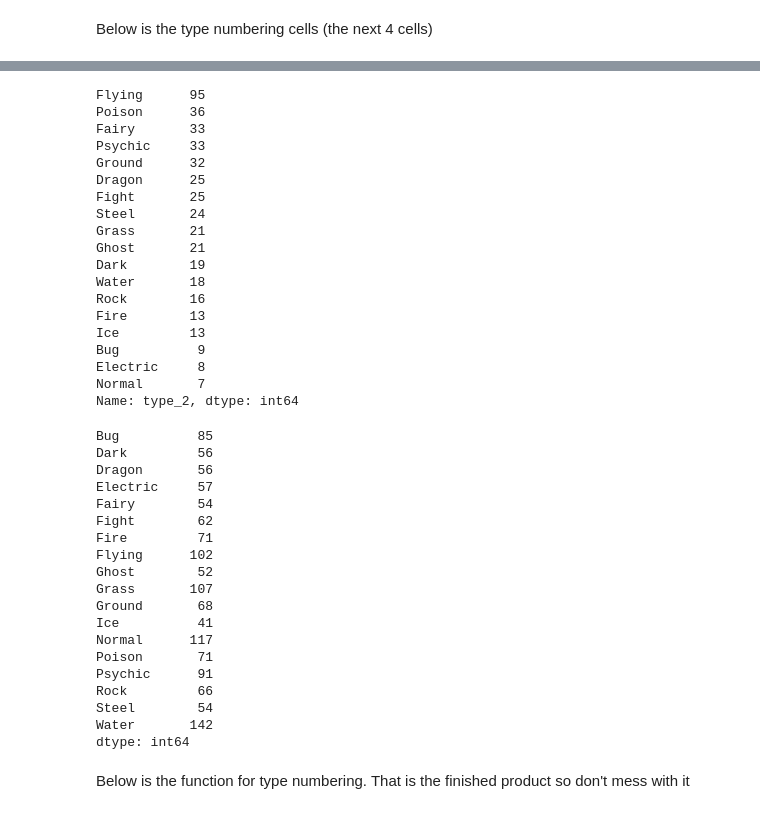
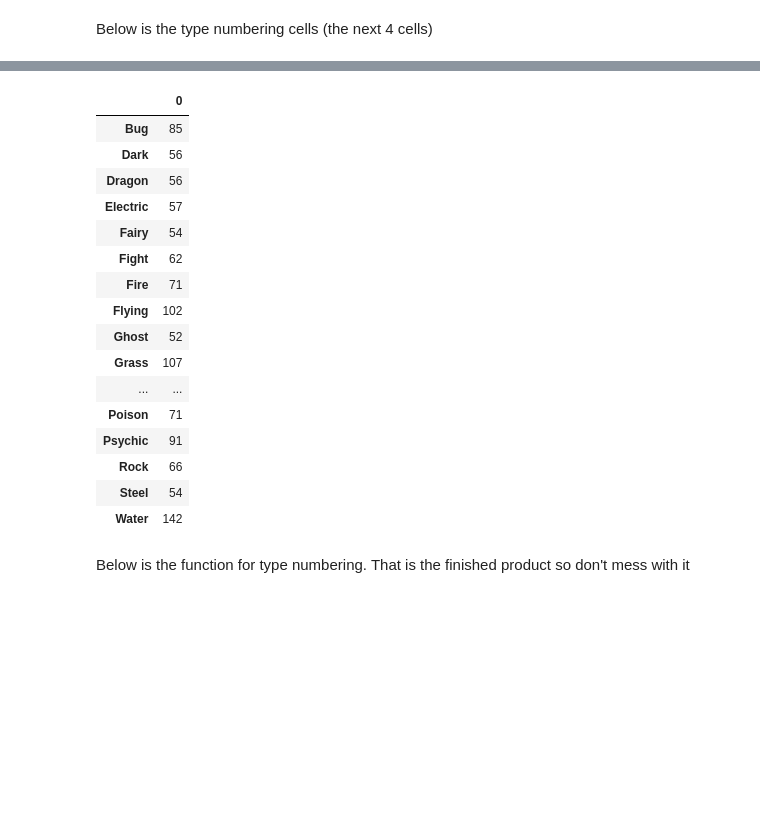
Before and after one commit to Canadian-ronin/Pokemon_analysis, a Jupyter notebook: pokemon_project.ipynb, the cells around one changed output, grey strips where cells are left out. Cells and saved outputs as stored; diff of their text form; code cells hidden in the pictures; blank space fills up the shorter version.

```diff
--- a/pokemon_project.ipynb
+++ b/pokemon_project.ipynb
@@ -60,4 +60,12 @@ Below is the type numbering cells (the next 4 cells)
 #do not touch
 type_1_dict = pokedata['type_1'].value_counts()
 type_1_dict
+#do not touch
+type_2_dict = pokedata['type_2'].value_counts()
+type_2_dict
+
+
+#convert from a series into a dataframe
+type_dict = (type_1_dict + type_2_dict)
+type_dict
 # %% [output]
@@ -83,51 +91,24 @@ Name: type_1, dtype: int64
-# %%
-#do not touch
-type_2_dict = pokedata['type_2'].value_counts()
-type_2_dict
-# %% [output]
-Flying      95
-Poison      36
-Fairy       33
-Psychic     33
-Ground      32
-Dragon      25
-Fight       25
-Steel       24
-Grass       21
-Ghost       21
-Dark        19
-Water       18
-Rock        16
-Fire        13
-Ice         13
-Bug          9
-Electric     8
-Normal       7
-Name: type_2, dtype: int64
-# %%
-#convert from a series into a dataframe
-type_dict = type_1_dict + type_2_dict
-type_dict
-# %% [output]
-Bug          85
-Dark         56
-Dragon       56
-Electric     57
-Fairy        54
-Fight        62
-Fire         71
-Flying      102
-Ghost        52
-Grass       107
-Ground       68
-Ice          41
-Normal      117
-Poison       71
-Psychic      91
-Rock         66
-Steel        54
-Water       142
-dtype: int64
+# %%
+type_df= type_dict.to_frame()
+type_df
+# %% [output]
+|  | 0 |
+| Bug | 85 |
+| Dark | 56 |
+| Dragon | 56 |
+| Electric | 57 |
+| Fairy | 54 |
+| Fight | 62 |
+| Fire | 71 |
+| Flying | 102 |
+| Ghost | 52 |
+| Grass | 107 |
+| ... | ... |
+| Poison | 71 |
+| Psychic | 91 |
+| Rock | 66 |
+| Steel | 54 |
+| Water | 142 |
 # %% [markdown]
 Below is the function for type numbering. That is the finished product so don't mess with it
 # %%
```
Also changed, not shown: parts of 6 cells of this notebook.
